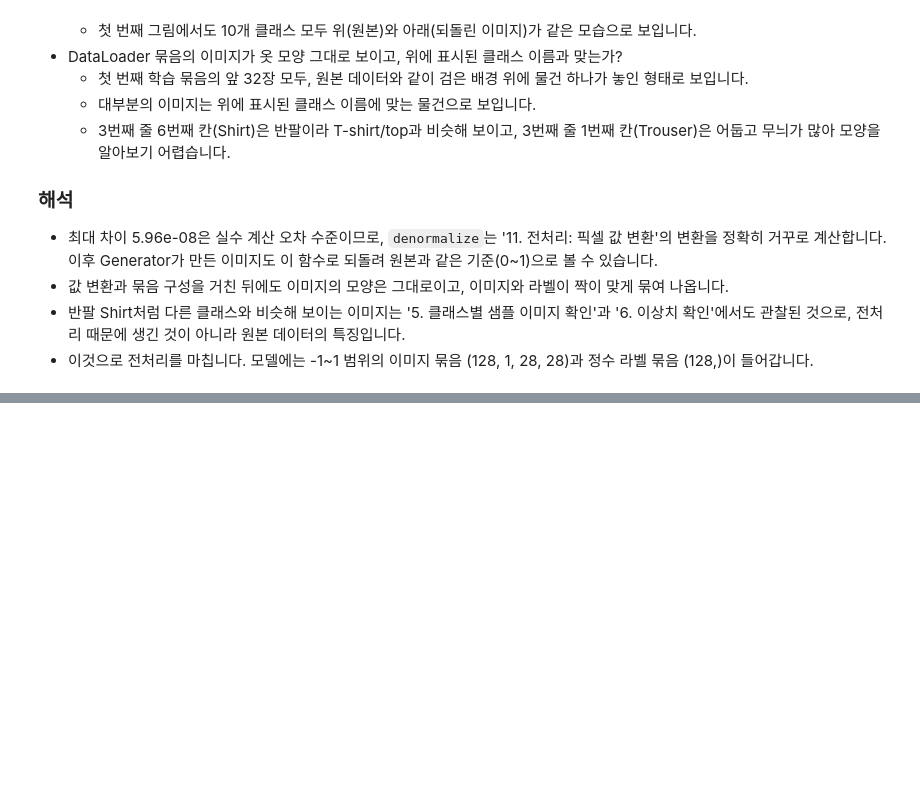
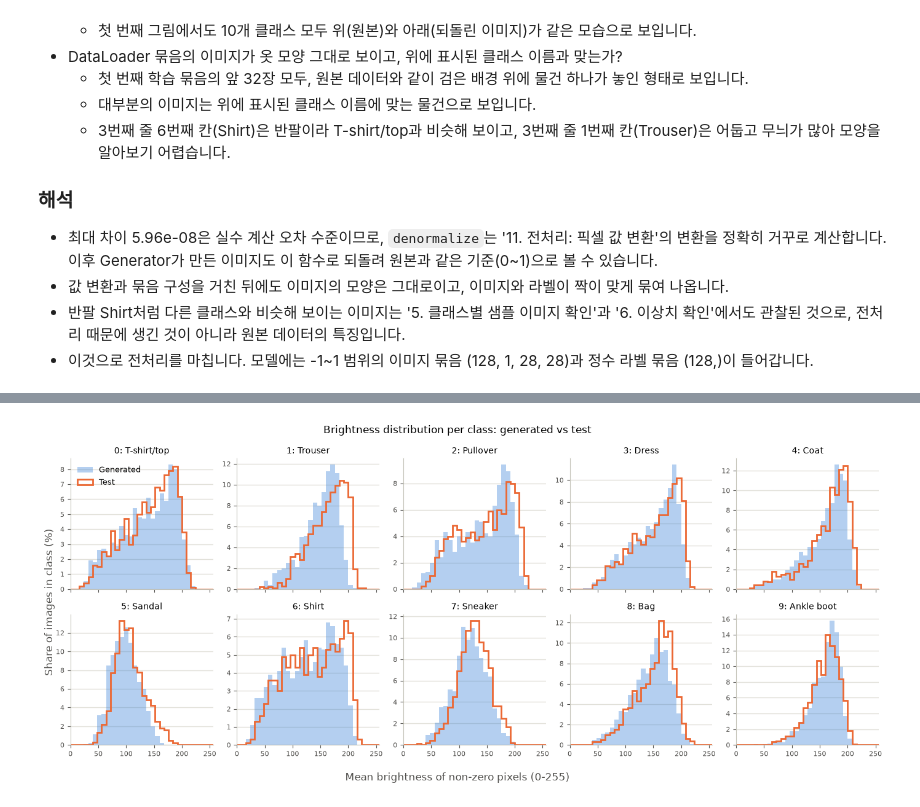
Before and after one commit to raewoo0908/code_it_image_generation, a Jupyter notebook: eda/eda_jaeone.ipynb, the cells around one changed output, grey strips where cells are left out. Cells and saved outputs as stored; diff of their text form; code cells hidden in the pictures; blank space fills up the shorter version.

```diff
--- a/eda/eda_jaeone.ipynb
+++ b/eda/eda_jaeone.ipynb
@@ -1177,0 +2530,91 @@ plt.show()
+# %%
+# 23-1. 생성 이미지를 진짜 이미지와 같은 0~255 정수로 바꾸기
+#  - denormalize : -1~1 → 0~1 ('13. 전처리: 되돌려서 눈으로 확인') → x 255 → 반올림 → 0~255 정수
+#  - 반올림해서 0이 된 픽셀을 배경으로 봄 ('8. 학습/테스트 밝기 비교'와 같은 기준)
+gen_u8 = (denormalize(gen_images) * 255).round().clamp(0, 255).to(torch.uint8).squeeze(1).numpy()   # (10000, 28, 28)
+gen_labels_np = gen_labels.numpy()
+
+#  테스트 쪽은 앞 섹션에서 원본 0~255 이미지로 계산한 값을 그대로 사용 (모두 numpy)
+#  - test_labels     : '4. 클래스(옷 종류)별 이미지 개수 확인'의 테스트 라벨
+#  - test_nonzero    : '6. 이상치 확인'의 이미지마다 0이 아닌 픽셀 수
+#  - test_brightness : '8. 학습/테스트 밝기 비교'의 이미지마다 물건 부분의 평균 밝기
+
+
+# 23-2. 확인 1: 물건 크기 (0이 아닌 픽셀 수) 비교
+gen_nonzero = (gen_u8 > 0).sum(axis=(1, 2))
+has_object = gen_nonzero > 0   # 0이 아닌 픽셀이 하나라도 있는 생성 이미지
+print(f"0이 아닌 픽셀이 하나도 없는 생성 이미지 : {(~has_object).sum()}장 (밝기 계산에서 제외)")
+
+print("\n[확인 1] 0이 아닌 픽셀 수의 중앙값 (물건 크기)")
+print(f"{'No':>2}  {'Class':<12} {'Test':>7} {'Gen':>7} {'Diff':>7}")
+print("-" * 40)
+for i, name in enumerate(class_names):
+    test_median = round(float(np.median(test_nonzero[test_labels == i])), 1)
+    gen_median = round(float(np.median(gen_nonzero[gen_labels_np == i])), 1)
+    print(f"{i:>2}  {name:<12} {test_median:>7.1f} {gen_median:>7.1f} {gen_median - test_median:>+7.1f}")
+print("-" * 40)
+test_all = round(float(np.median(test_nonzero)), 1)
+gen_all = round(float(np.median(gen_nonzero)), 1)
+print(f"{'':>2}  {'All':<12} {test_all:>7.1f} {gen_all:>7.1f} {gen_all - test_all:>+7.1f}")
+
+
+# 23-3. 확인 2: 물건 부분의 평균 밝기 (중앙값, IQR)
+#  - 생성 이미지 밝기 = 픽셀 값의 합 ÷ 0이 아닌 픽셀 수 (배경은 0이라 합에 영향 없음)
+#  - IQR = 75% 지점 - 25% 지점 (가운데 50%가 들어가는 범위의 폭)
+gen_brightness = np.full(len(gen_u8), np.nan)   # 물건이 없는 이미지는 빈 값(nan)으로 남김
+gen_brightness[has_object] = gen_u8[has_object].sum(axis=(1, 2)) / gen_nonzero[has_object]
+
+
+def iqr(values):
+    """값들의 IQR(75% 지점 - 25% 지점)을 돌려줍니다."""
+    return float(np.percentile(values, 75) - np.percentile(values, 25))
+
+
+print("\n[확인 2] 물건 부분의 평균 밝기 - 중앙값과 IQR (Diff = Gen - Test)")
+print(f"{'No':>2}  {'Class':<12} {'Test':>7} {'Gen':>7} {'Diff':>7} {'TestIQR':>8} {'GenIQR':>8}")
+print("-" * 58)
+for i, name in enumerate(class_names):
+    test_vals = test_brightness[test_labels == i]
+    gen_vals = gen_brightness[(gen_labels_np == i) & has_object]
+    test_median, gen_median = round(float(np.median(test_vals)), 1), round(float(np.median(gen_vals)), 1)
+    print(f"{i:>2}  {name:<12} {test_median:>7.1f} {gen_median:>7.1f} {gen_median - test_median:>+7.1f} "
+          f"{iqr(test_vals):>8.1f} {iqr(gen_vals):>8.1f}")
+print("-" * 58)
+test_vals, gen_vals = test_brightness, gen_brightness[has_object]
+test_all, gen_all = round(float(np.median(test_vals)), 1), round(float(np.median(gen_vals)), 1)
+print(f"{'':>2}  {'All':<12} {test_all:>7.1f} {gen_all:>7.1f} {gen_all - test_all:>+7.1f} "
+      f"{iqr(test_vals):>8.1f} {iqr(gen_vals):>8.1f}")
+
+
+# 23-4. 그림: 클래스마다 밝기 분포를 생성/테스트 겹쳐 그리기 (2줄 x 5칸)
+#  - '8. 학습/테스트 밝기 비교'와 같은 구간과 모양, 세로축은 비율(%)
+#  - 생성: 색칠한 면(#2a78d6), 테스트: 선(#eb6834)
+BINS = np.arange(0, 256 + 8, 8)   # 구간 경계: 0, 8, ..., 256
+
+fig, axes = plt.subplots(2, 5, figsize=(14, 6), sharex=True)
+for class_idx, ax in enumerate(axes.flat):
+    gen_vals = gen_brightness[(gen_labels_np == class_idx) & has_object]
+    test_vals = test_brightness[test_labels == class_idx]
+
+    ax.hist(gen_vals, bins=BINS, weights=np.full(len(gen_vals), 100 / len(gen_vals)),
+            histtype="stepfilled", color="#2a78d6", alpha=0.35, label="Generated")   # 생성: 색칠한 면
+    ax.hist(test_vals, bins=BINS, weights=np.full(len(test_vals), 100 / len(test_vals)),
+            histtype="step", color="#eb6834", linewidth=2, label="Test")             # 테스트: 선
+
+    ax.set_title(f"{class_idx}: {class_names[class_idx]}", fontsize=10)
+    ax.set_xlim(0, 256)
+    ax.grid(axis="y", color="#e1e0d9", linewidth=1)
+    ax.set_axisbelow(True)
+    for side in ["top", "right"]:
+        ax.spines[side].set_visible(False)
+    for side in ["left", "bottom"]:
+        ax.spines[side].set_color("#c3c2b7")
+    ax.tick_params(colors="#52514e", labelsize=8)
+
+axes.flat[0].legend(frameon=False, fontsize=9)
+fig.supxlabel("Mean brightness of non-zero pixels (0-255)", color="#52514e")
+fig.supylabel("Share of images in class (%)", color="#52514e")
+fig.suptitle("Brightness distribution per class: generated vs test", fontsize=12)
+plt.tight_layout()
+plt.show()
+# %% [output]
@@ -1177,0 +2638 @@ plt.show()
+[figure, added]
```
Also changed, not shown: parts of 39 cells of this notebook, 2 other files.
